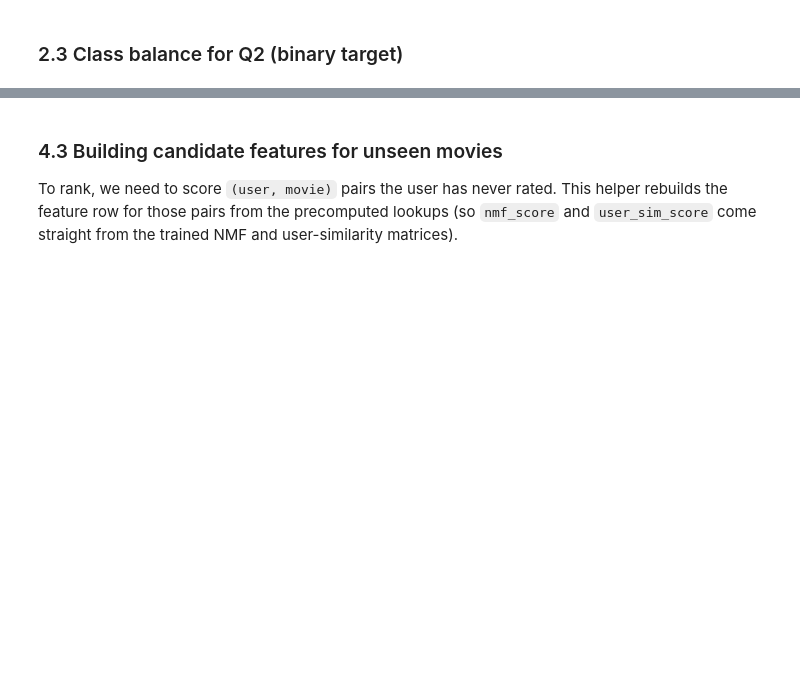
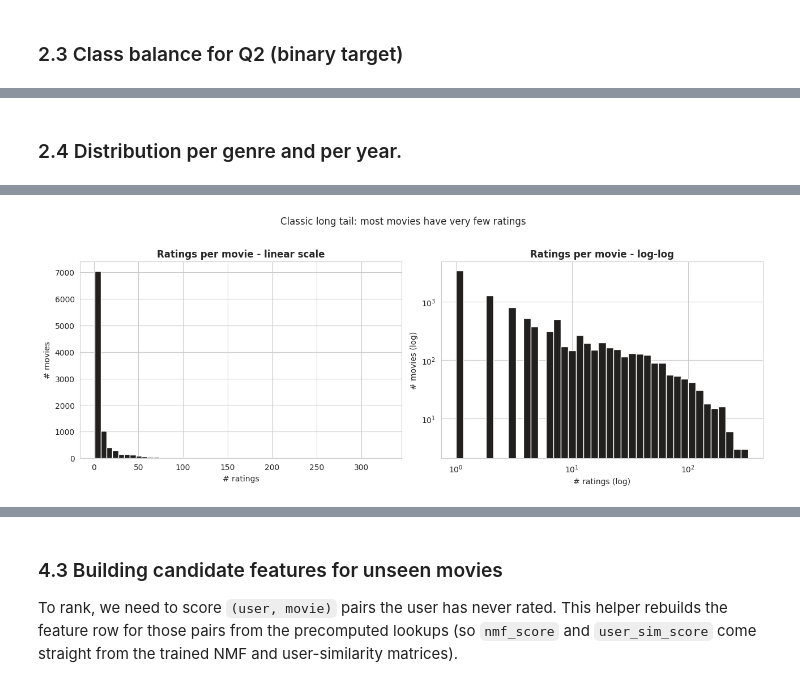
Before and after one commit to fernandamarcos/netflix-recommendation, a Jupyter notebook: final_project.ipynb, the cells around one changed output, grey strips where cells are left out. Drawn from its saved outputs; the diff is of its cells as text; code cells hidden in the pictures; blank space fills up the shorter version.

```diff
--- a/final_project.ipynb
+++ b/final_project.ipynb
@@ -28,8 +20,6 @@ session.
 import os
 import re
 import warnings
-from typing import List, Optional
-
 import numpy as np
 import pandas as pd
 import matplotlib.pyplot as plt
@@ -46,7 +36,7 @@ from sklearn.metrics import (
     roc_auc_score, roc_curve,
 )
 from sklearn.model_selection import (
-    GridSearchCV, RandomizedSearchCV, PredefinedSplit, train_test_split,
+    GridSearchCV, RandomizedSearchCV, train_test_split,
 )
 from sklearn.neural_network import MLPClassifier, MLPRegressor
 from sklearn.pipeline import Pipeline
@@ -63,6 +53,16 @@ BLUE = "#4A90E2"
 sns.set_style("whitegrid")
 plt.rcParams["axes.titleweight"] = "bold"
 plt.rcParams["axes.titlesize"] = 12
+
+PALETTE = {
+    "primary": "#E50914",     # netflix red
+    "secondary": "#221F1F",   # near-black
+    "accent": "#564D4D",
+    "muted": "#B3B3B3",
+    "good": "#46D369",
+    "bad": "#E50914",
+    "blue": "#1F77B4",
+}
 # %% [markdown]
 ---
 
@@ -388,0 +381,64 @@ Two metric families along the same pipeline:
+# %% [markdown]
+### 2.4 Distribution per genre and per year.
+# %%
+per_movie = ratings.groupby("movie_id").size()
+
+print(per_movie.describe().to_string())
+
+print(
+    f"\nmovies with a single rating: {(per_movie == 1).sum()} "
+    f"({100 * (per_movie == 1).sum() / len(per_movie):.1f}%)"
+)
+
+print(
+    f"movies with < 10 ratings:    {(per_movie < 10).sum()} "
+    f"({100 * (per_movie < 10).sum() / len(per_movie):.1f}%)"
+)
+
+print(
+    f"movies with >= 100 ratings:  {(per_movie >= 100).sum()}"
+)
+
+fig, axes = plt.subplots(1, 2, figsize=(13, 4.8))
+
+# =========================
+# Linear scale
+# =========================
+axes[0].hist(
+    per_movie,
+    bins=50,
+    color=PALETTE["secondary"],
+    edgecolor="white"
+)
+
+axes[0].set_title("Ratings per movie - linear scale")
+axes[0].set_xlabel("# ratings")
+axes[0].set_ylabel("# movies")
+
+# =========================
+# Log-log scale
+# =========================
+bins_log = np.logspace(0, np.log10(per_movie.max() + 1), 40)
+
+axes[1].hist(
+    per_movie,
+    bins=bins_log,
+    color=PALETTE["secondary"],
+    edgecolor="white"
+)
+
+axes[1].set_xscale("log")
+axes[1].set_yscale("log")
+axes[1].set_title("Ratings per movie - log-log")
+axes[1].set_xlabel("# ratings (log)")
+axes[1].set_ylabel("# movies (log)")
+
+fig.suptitle(
+    "Classic long tail: most movies have very few ratings",
+    fontsize=12,
+    y=1.02
+)
+
+plt.tight_layout()
+plt.show()
+# %% [output]
@@ -388,0 +457 @@ Two metric families along the same pipeline:
+[figure, added]
```
Also changed, not shown: parts of 55 cells of this notebook.
